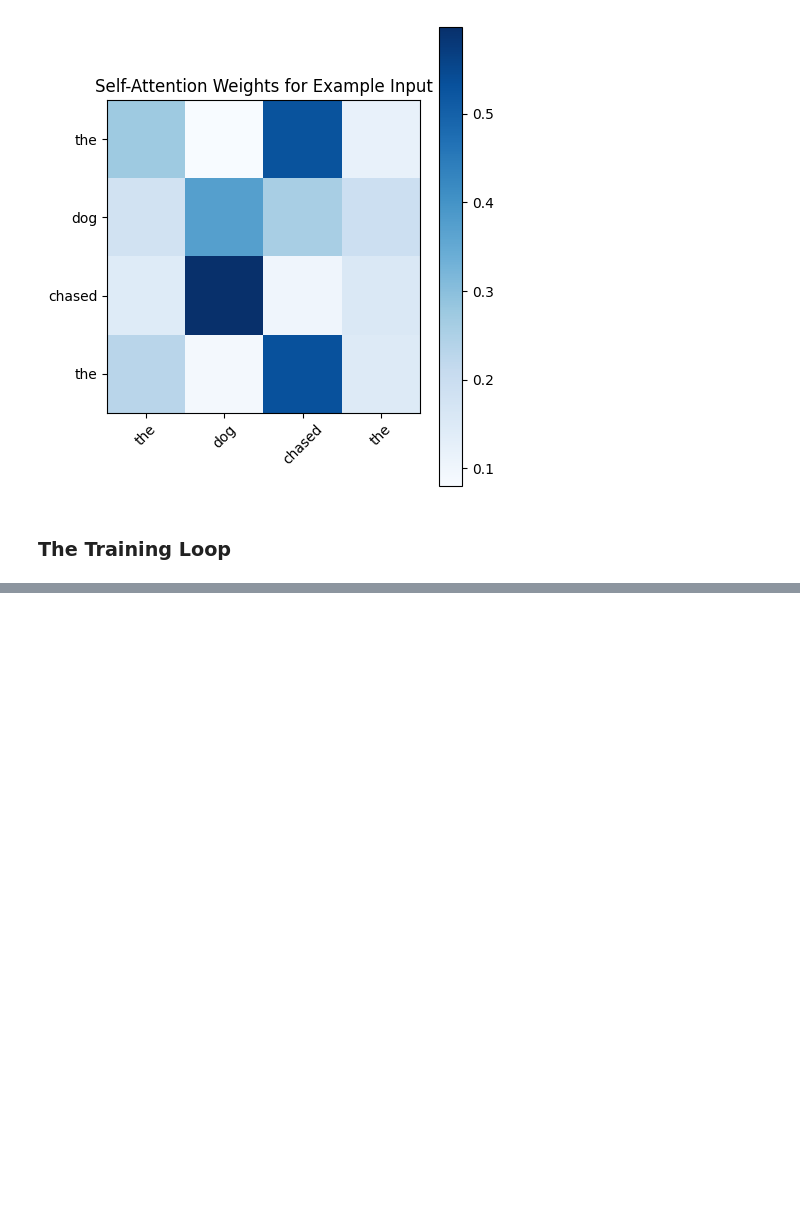
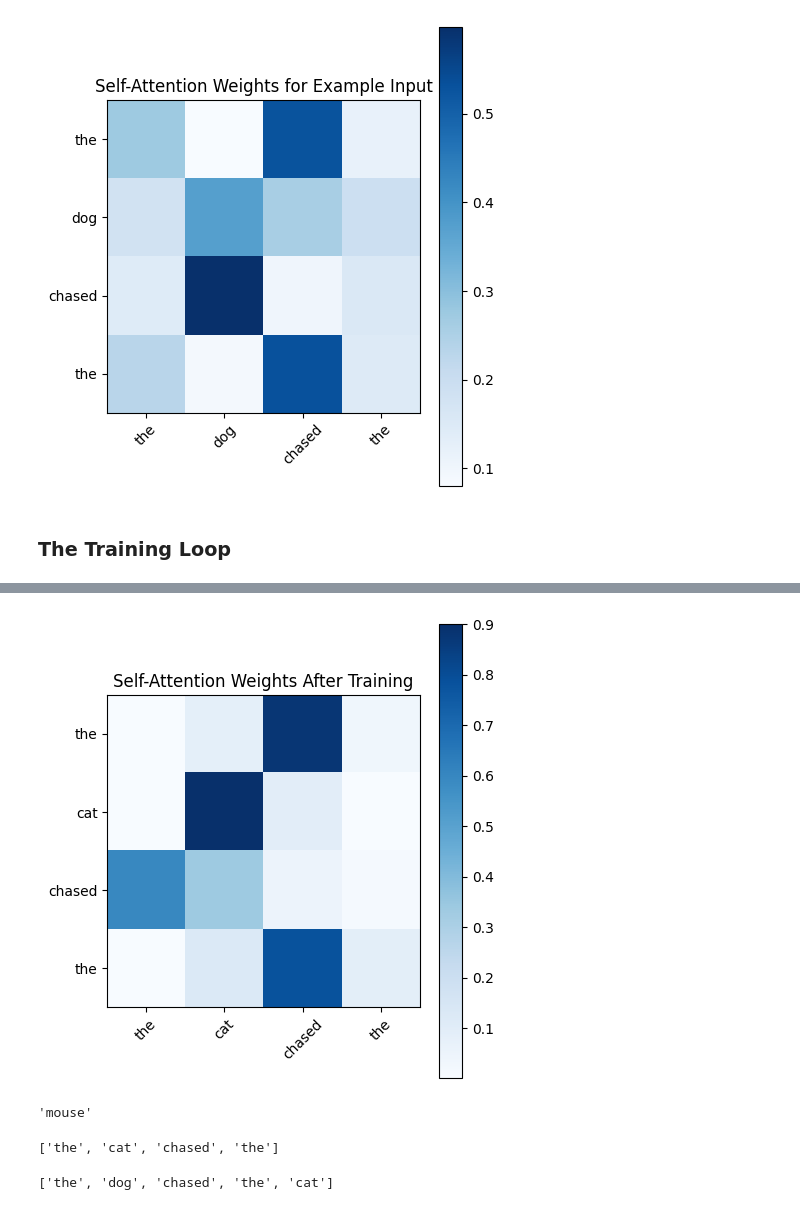
Before and after one commit to mohammadfaizan76692/FROM_SCRATCH_ML, a Jupyter notebook: Attention_from_Scratch/Attention_From_Sratch.ipynb, the cells around one changed output, grey strips where cells are left out. Saved outputs shown, nothing was run; the diff lists cells and outputs as text; code cells hidden in the pictures; blank space fills up the shorter version.

Commit message:
trainned next word predictor

```diff
--- a/Attention_from_Scratch/Attention_From_Sratch.ipynb
+++ b/Attention_from_Scratch/Attention_From_Sratch.ipynb
@@ -169,15 +169,18 @@ Input: ['the', 'cat', 'chased', 'the'] -> Target : ['mouse']
 # %%
 class TinyDataset(Dataset):
     def __init__(self, inputs, targets):
-        self.inputs = inputs
-        self.targets = targets
+        self.inputs = torch.tensor(inputs, dtype= torch.long)
+        self.targets = torch.tensor(targets, dtype= torch.long)
 
     def __len__(self):
-        return len(targets)
+        return len(self.targets)
 
     def __getitem__(self, idx):
 
         return self.inputs[idx], self.targets[idx]
+# %%
+dataset = TinyDataset(inputs, targets)
+loader = DataLoader(dataset, batch_size=4, shuffle=True)
 # %% [markdown]
 ### Manual Self Attention Implementation
 # %%
@@ -426,0 +498,8 @@ plot_attention(attn_weights, tokens, title="Self-Attention Weights for Example I
+# %%
+optimizer = optim.Adam(model.parameters(), lr=0.001)
+
+loss_fn = nn.CrossEntropyLoss()
+
+device = 'cuda' if torch.cuda.is_available() else 'cpu'
+
+train_model(model,loader, loss_fn, optimizer, epochs=200, device=device)
@@ -426,0 +520,20 @@ plot_attention(attn_weights, tokens, title="Self-Attention Weights for Example I
+# %%
+ex_ix = 1
+input_ids = inputs[ex_ix]
+tokens = [idx2word[i] for i in input_ids]
+model.eval()
+x_example = torch.tensor([input_ids], dtype=torch.long)  # Add batch dimension
+with torch.no_grad():
+    logits, attn_weights = model(x_example)
+
+plot_attention(attn_weights, tokens, title="Self-Attention Weights After Training")
+# %% [output]
+[figure, added]
+# %%
+idx2word[logits.argmax(dim=-1).item()]
+# %% [output]
+'mouse'
+# %%
+tokens
+# %% [output]
+['the', 'cat', 'chased', 'the']
@@ -426,0 +570,4 @@ plot_attention(attn_weights, tokens, title="Self-Attention Weights for Example I
+# %%
+output
+# %% [output]
+['the', 'dog', 'chased', 'the', 'cat']
```
Also changed, not shown: parts of 11 cells of this notebook.
